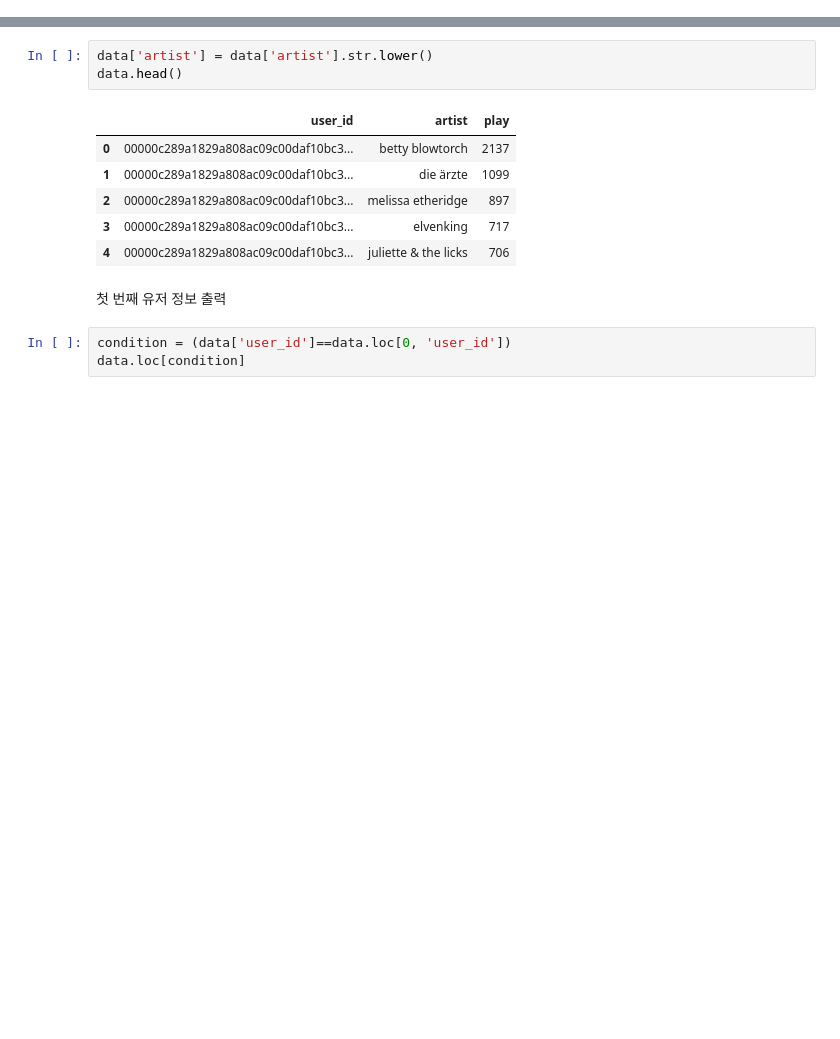
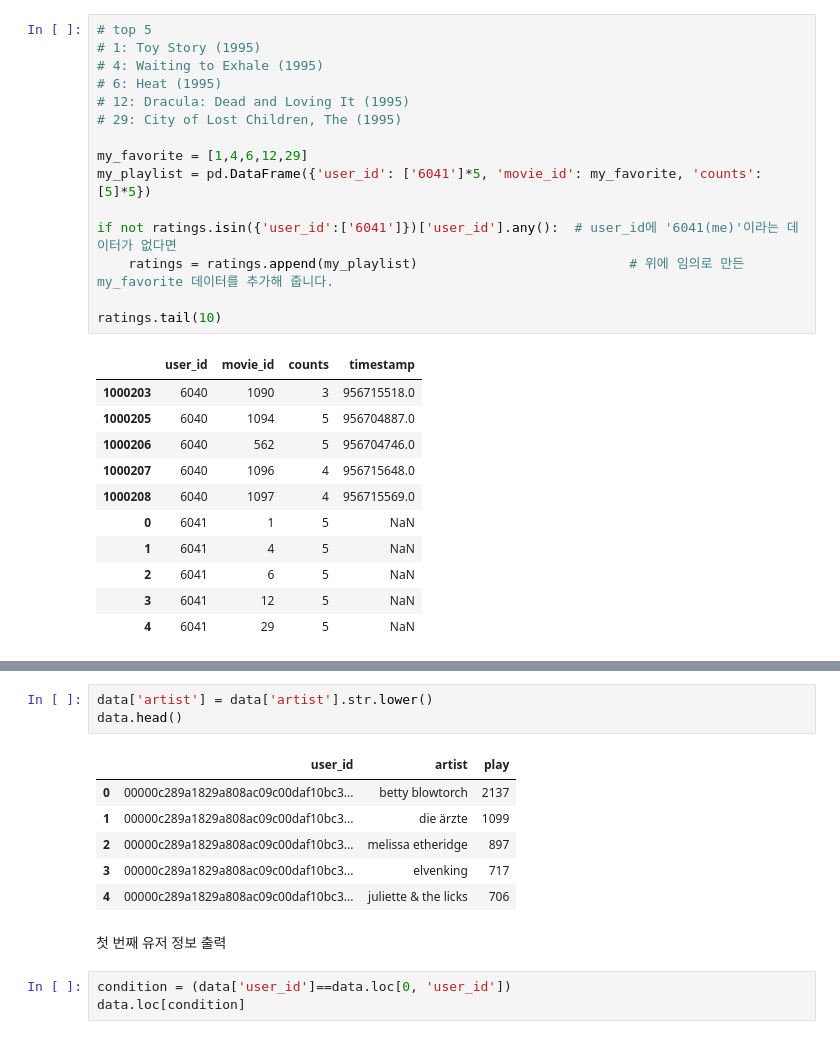
Before and after one commit to Caligo46/aiffel_lms, a Jupyter notebook: Expl_9_recommender_system-2.ipynb, the cells around one changed output, grey strips where cells are left out. Saved outputs shown, nothing was run; the diff lists cells and outputs as text; blank space fills up the shorter version.

```diff
--- a/Expl_9_recommender_system-2.ipynb
+++ b/Expl_9_recommender_system-2.ipynb
@@ -47,0 +88,27 @@ data.head()
+# %%
+# top 5
+# 1: Toy Story (1995)
+# 4: Waiting to Exhale (1995)
+# 6: Heat (1995)
+# 12: Dracula: Dead and Loving It (1995)
+# 29: City of Lost Children, The (1995)
+
+my_favorite = [1,4,6,12,29]
+my_playlist = pd.DataFrame({'user_id': ['6041']*5, 'movie_id': my_favorite, 'counts':[5]*5})
+
+if not ratings.isin({'user_id':['6041']})['user_id'].any():  # user_id에 '6041(me)'이라는 데이터가 없다면
+    ratings = ratings.append(my_playlist)                           # 위에 임의로 만든 my_favorite 데이터를 추가해 줍니다.
+
+ratings.tail(10)
+# %% [output]
+|  | user_id | movie_id | counts | timestamp |
+| 1000203 | 6040 | 1090 | 3 | 956715518.0 |
+| 1000205 | 6040 | 1094 | 5 | 956704887.0 |
+| 1000206 | 6040 | 562 | 5 | 956704746.0 |
+| 1000207 | 6040 | 1096 | 4 | 956715648.0 |
+| 1000208 | 6040 | 1097 | 4 | 956715569.0 |
+| 0 | 6041 | 1 | 5 | NaN |
+| 1 | 6041 | 4 | 5 | NaN |
+| 2 | 6041 | 6 | 5 | NaN |
+| 3 | 6041 | 12 | 5 | NaN |
+| 4 | 6041 | 29 | 5 | NaN |
```
Also changed, not shown: parts of 24 cells of this notebook, 2 other files.
